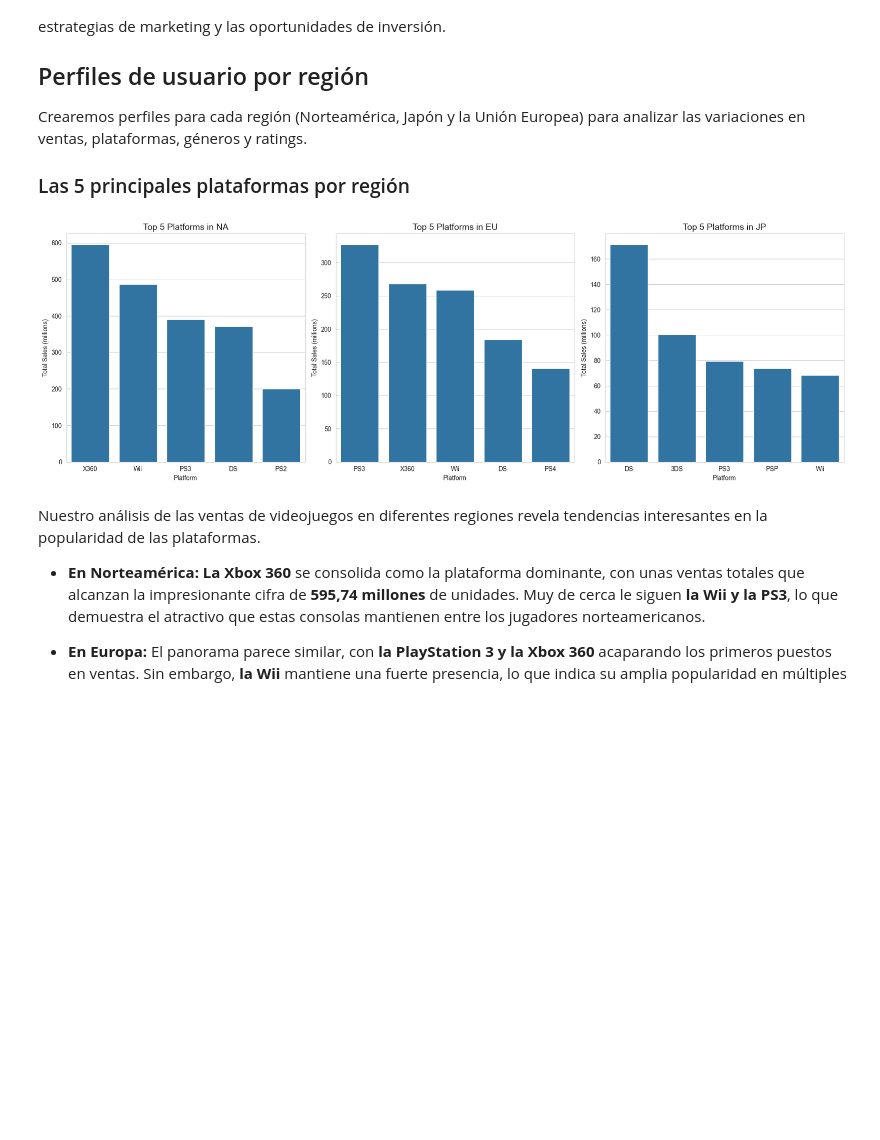
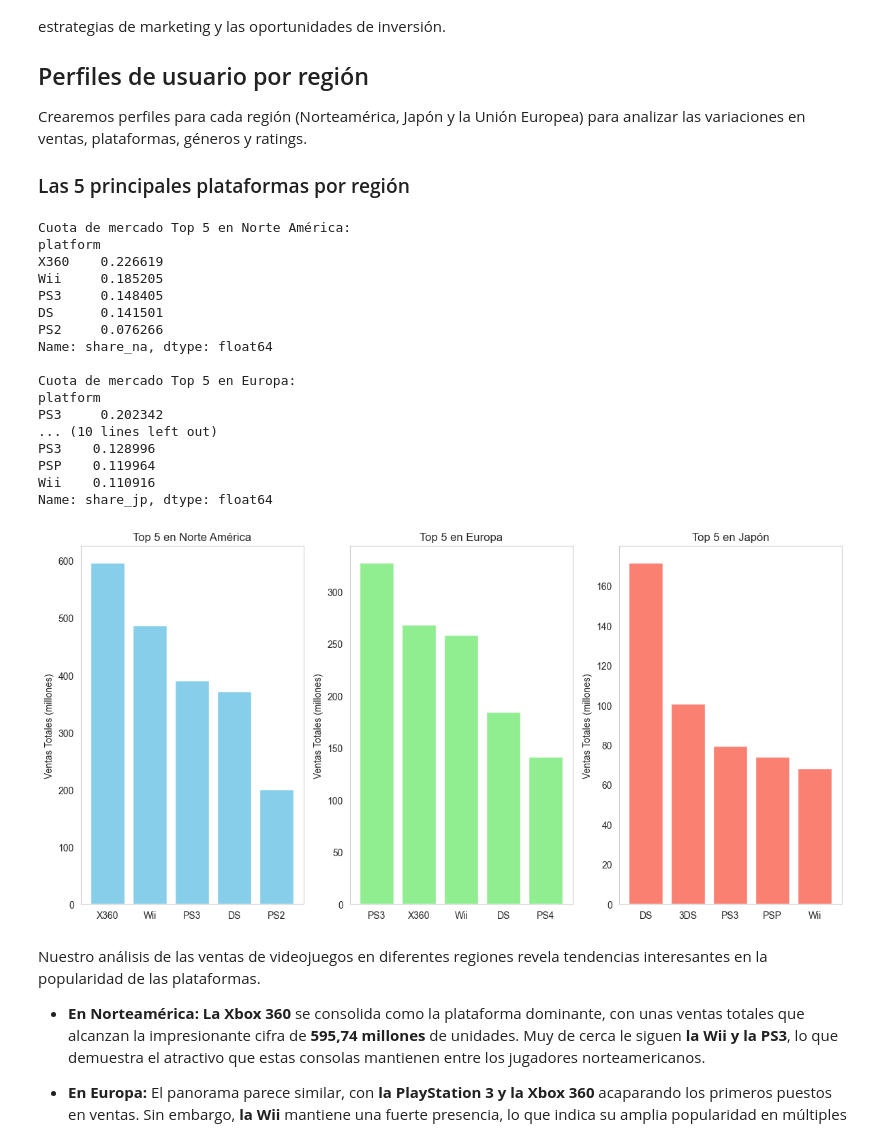
Before and after one commit to cruzdoscar/ice_store, a Jupyter notebook: EDA_videojuegos.ipynb, the cells around one changed output. Drawn from its saved outputs; the diff is of its cells as text; code cells hidden in the pictures; blank space fills up the shorter version.

```diff
--- a/EDA_videojuegos.ipynb
+++ b/EDA_videojuegos.ipynb
@@ -828,31 +828,56 @@ Crearemos perfiles para cada región (Norteamérica, Japón y la Unión Europea)
 
 ### Las 5 principales plataformas por región
 # %%
-# 1. Usamos df_recent para enfocarnos en datos recientes
-
+# 1. Agrupación y Cálculos
 regions = ['na_sales', 'eu_sales', 'jp_sales']
 platform_sales = df_recent.groupby('platform')[regions].sum()
 
-# 2. Creamos la figura con 3 subgráficos (una fila, tres columnas)
-fig, axes = plt.subplots(1, 3, figsize=(18, 6))
+# Calculamos cuota de mercado para el reporte escrito
+for reg in ['na', 'eu', 'jp']:
+    col = f'{reg}_sales'
+    platform_sales[f'share_{reg}'] = platform_sales[col] / platform_sales[col].sum()
 
-# 3. Iteramos por cada región para automatizar el cálculo y el gráfico
-for i, region in enumerate(regions):
-    # Obtenemos el top 5 directamente
-    top_5 = platform_sales[region].nlargest(5)
+# 2. Configuración de la figura
+plt.figure(figsize=(12, 6))
+colors = ['skyblue', 'lightgreen', 'salmon']
+countries = [('na_sales', 'Norte América'), ('eu_sales', 'Europa'), ('jp_sales', 'Japón')]
 
-    # Graficamos en el "eje" (subplot) correspondiente
-    sns.barplot(x=top_5.index, y=top_5.values, ax=axes[i])
+# 3. Bucle para graficar automáticamente
+for i, (col, name) in enumerate(countries, 1):
+    # Obtenemos el top 5 dinámicamente de la tabla anterior
+    data = platform_sales[col].nlargest(5)
 
-    # Personalización dinámica
-    axes[i].set_title(f'Top 5 Platforms in {region.split("_")[0].upper()}', fontsize=14)
-    axes[i].set_ylabel('Total Sales (millions)')
-    axes[i].set_xlabel('Platform')
+    plt.subplot(1, 3, i)
+    plt.bar(data.index, data.values, color=colors[i-1])
+    plt.title(f'Top 5 en {name}')
+    plt.ylabel('Ventas Totales (millones)')
+    plt.grid(False)
+
+    # Imprimimos el Market Share en la consola para su análisis
+    print(f"\nCuota de mercado Top 5 en {name}:")
+    print(platform_sales.loc[data.index, f'share_{col.split("_")[0]}'])
 
 plt.tight_layout()
 plt.show()
 # %% [output]
+Cuota de mercado Top 5 en Norte América:
+platform
+X360    0.226619
+Wii     0.185205
+PS3     0.148405
+DS      0.141501
+PS2     0.076266
+Name: share_na, dtype: float64
+
+Cuota de mercado Top 5 en Europa:
+platform
+PS3     0.202342
+... (10 lines left out)
+PS3    0.128996
+PSP    0.119964
+Wii    0.110916
+Name: share_jp, dtype: float64
-[figure, old version]
+[figure, new version]
 # %% [markdown]
 Nuestro análisis de las ventas de videojuegos en diferentes regiones revela tendencias interesantes en la popularidad de las plataformas.
 
```
Also changed, not shown: parts of 10 cells of this notebook, 11 other files.
